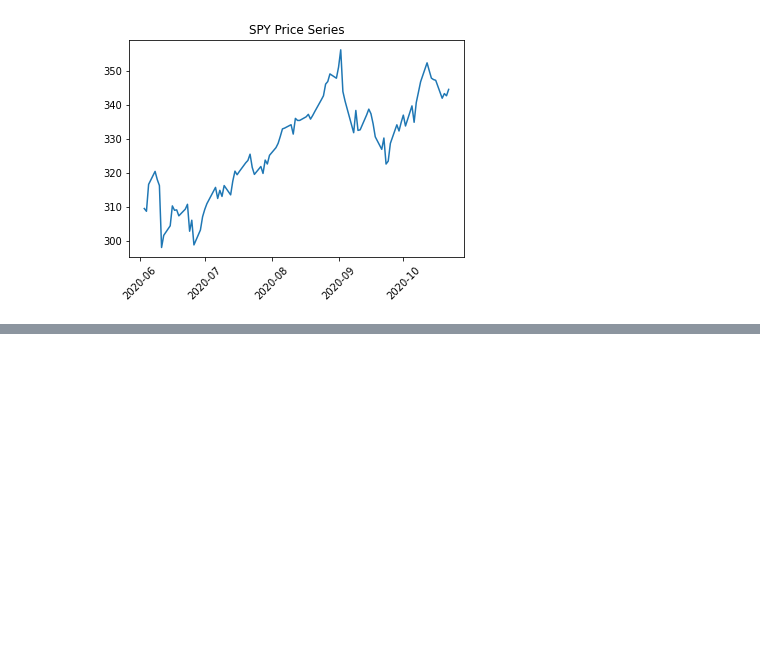
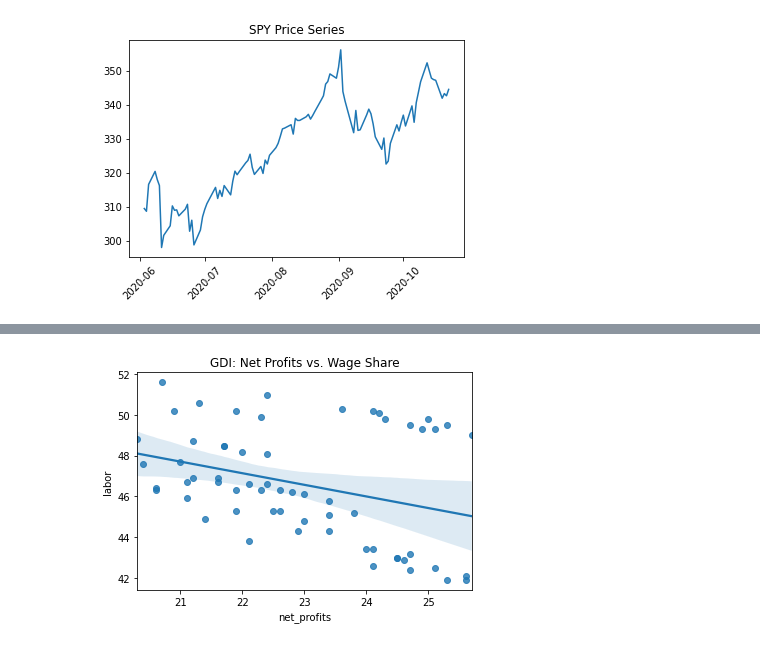
Before and after one commit to sinasinai/exploratory, a Jupyter notebook: financial derping .ipynb, the cells around one changed output, grey strips where cells are left out. Cells and saved outputs as stored; diff of their text form; code cells hidden in the pictures; blank space fills up the shorter version.

```diff
--- a/financial derping .ipynb
+++ b/financial derping .ipynb
@@ -37,0 +157,6 @@ plt.show()
+# %%
+fig = sns.regplot(x=gdi['net_profits'],y=gdi['labor'])
+fig.set_title('GDI: Net Profits vs. Wage Share')
+plt.show()
+# %% [output]
+[figure, added]
```
Also changed, not shown: parts of 14 cells of this notebook.
